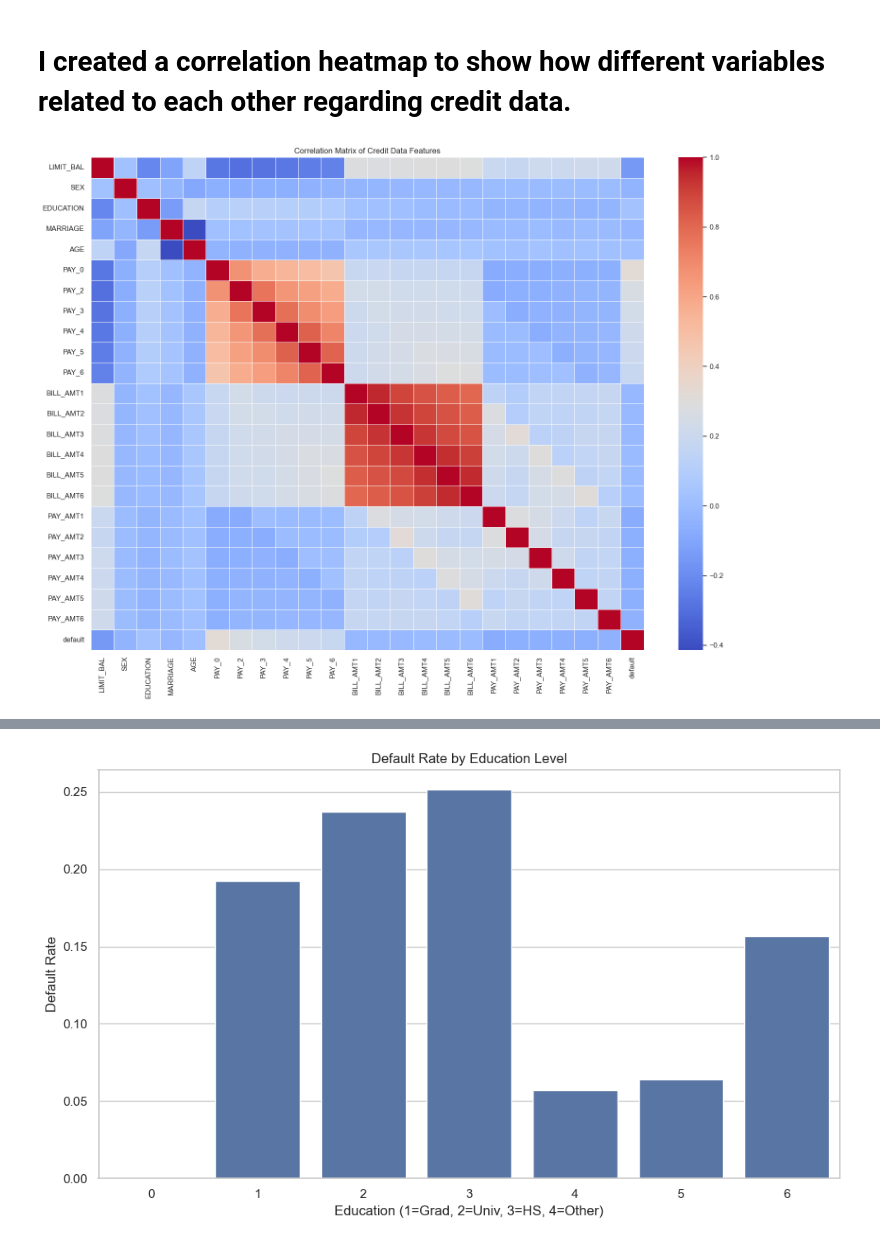
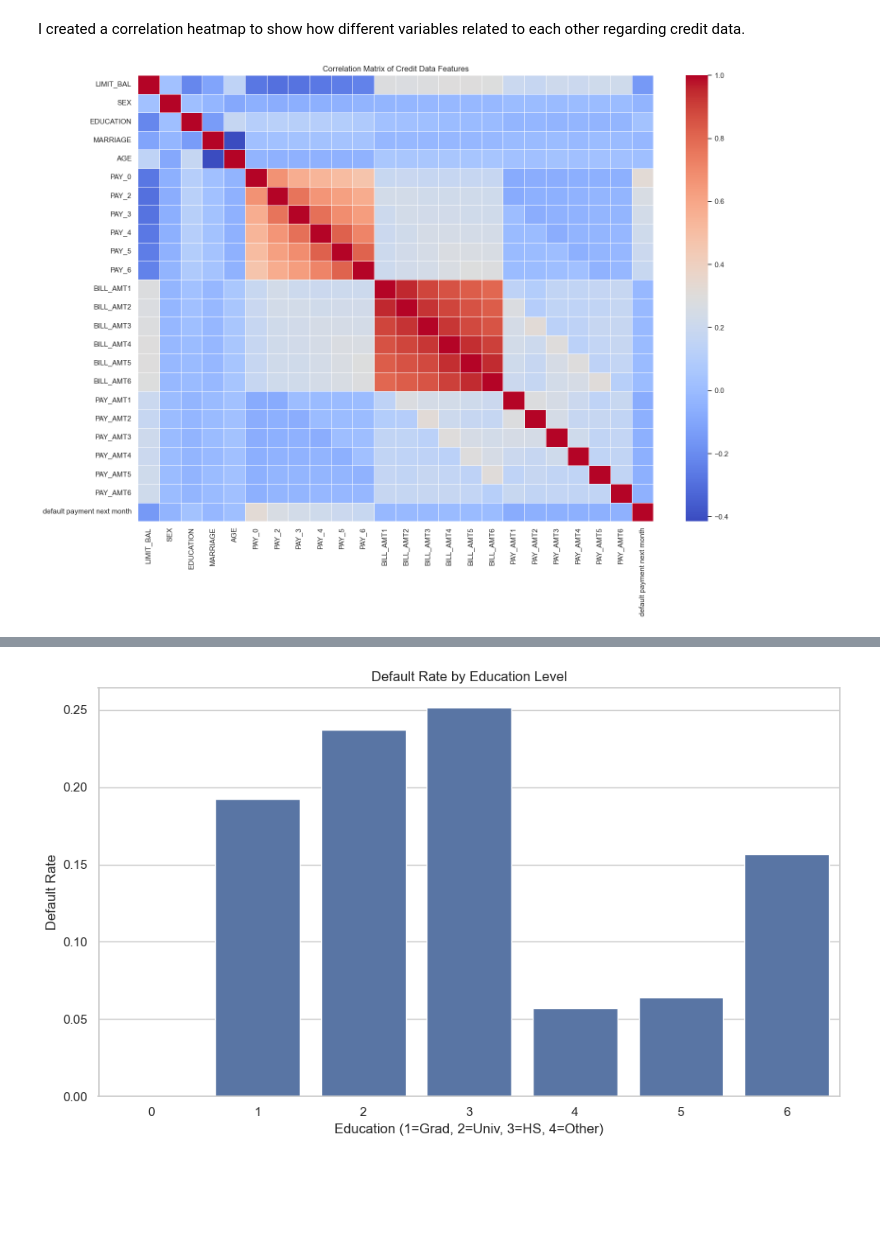
Before and after one commit to MaximeBoulat/AAI500-TeamProject, a Jupyter notebook: TanyaNotebook copy.ipynb, the cells around one changed output, grey strips where cells are left out. Saved outputs shown, nothing was run; the diff lists cells and outputs as text; code cells hidden in the pictures; blank space fills up the shorter version.

```diff
--- a/TanyaNotebook copy.ipynb
+++ b/TanyaNotebook copy.ipynb
@@ -4,40 +4,26 @@ import matplotlib.pyplot as plt
 import seaborn as sns
 import numpy as np
 # %% [markdown]
-# I created a correlation heatmap to show how different variables related to each other regarding credit data.
+I created a correlation heatmap to show how different variables related to each other regarding credit data.
 # %%
 import pandas as pd
 import seaborn as sns
 import matplotlib.pyplot as plt
 
-file_path = r"C:\Users\tanya\Documents\Probability and Statistics for AAI-500\WORK\AAI_500_TEAM PROJECT\default of credit card clients.xlsx"
+df = pd.read_csv('Datasets/Credit.csv')
 
-excel_data = pd.ExcelFile(file_path, engine="openpyxl")
-
-df = excel_data.parse('Data')
-
-df.columns = df.iloc[0]
-df = df[1:].copy()
-
-df.columns = [
-    "ID", "LIMIT_BAL", "SEX", "EDUCATION", "MARRIAGE", "AGE",
-    "PAY_0", "PAY_2", "PAY_3", "PAY_4", "PAY_5", "PAY_6",
-    "BILL_AMT1", "BILL_AMT2", "BILL_AMT3", "BILL_AMT4", "BILL_AMT5", "BILL_AMT6",
-    "PAY_AMT1", "PAY_AMT2", "PAY_AMT3", "PAY_AMT4", "PAY_AMT5", "PAY_AMT6",
-    "default"
-]
 
 df = df.apply(pd.to_numeric, errors='coerce')
 
 correlation_matrix = df.drop(columns=["ID"]).corr()
 
 sns.set(style="whitegrid")
 
 plt.figure(figsize=(16, 12))
 sns.heatmap(correlation_matrix, cmap="coolwarm", annot=False, fmt=".2f", linewidths=0.5)
 plt.title("Correlation Matrix of Credit Data Features")
 plt.tight_layout()
 plt.show()
 # %% [output]
-[figure, old version]
+[figure, new version]
 # %% [markdown]
```
Also changed, not shown: parts of 12 cells of this notebook, 2 other files.
